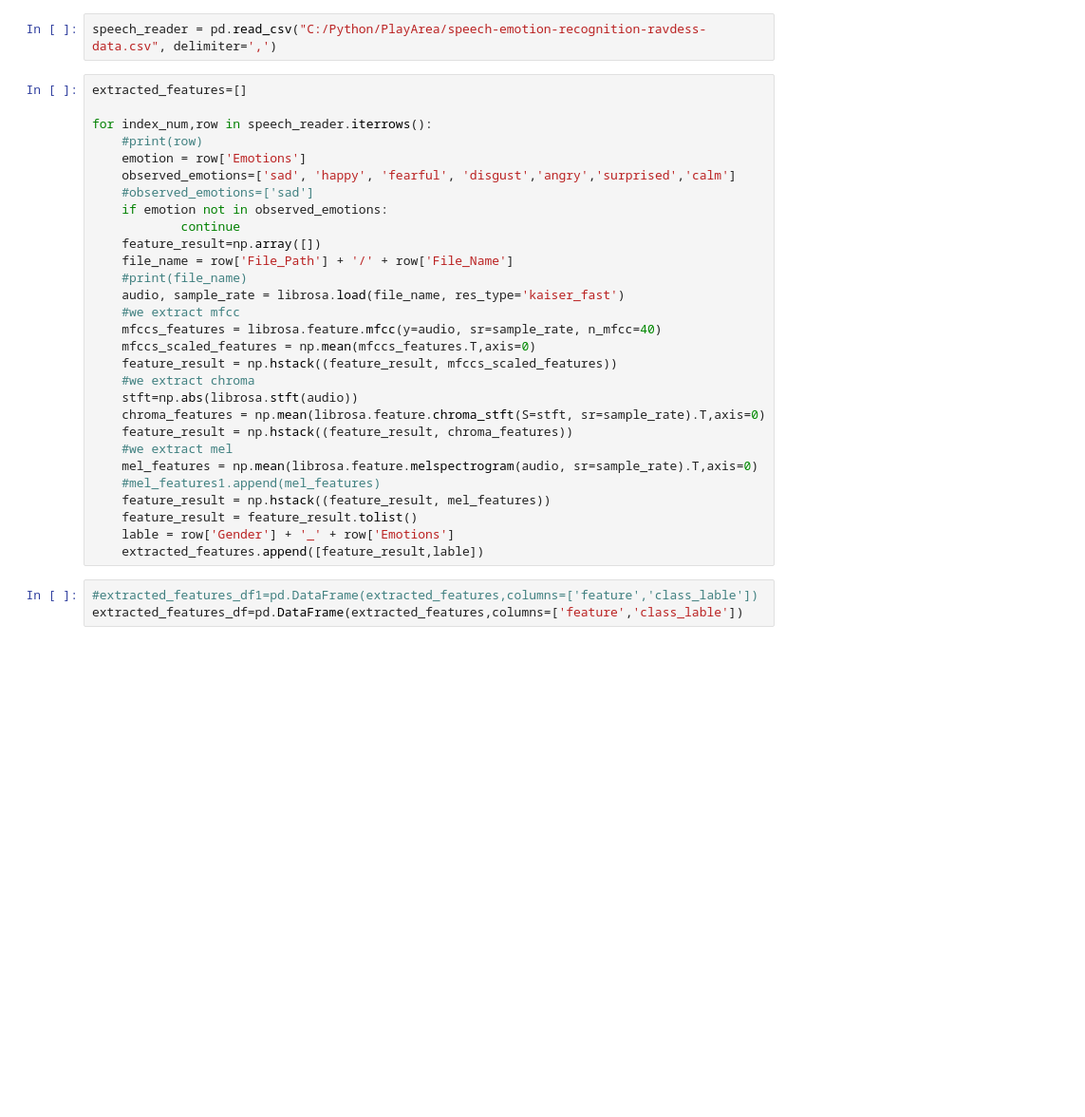
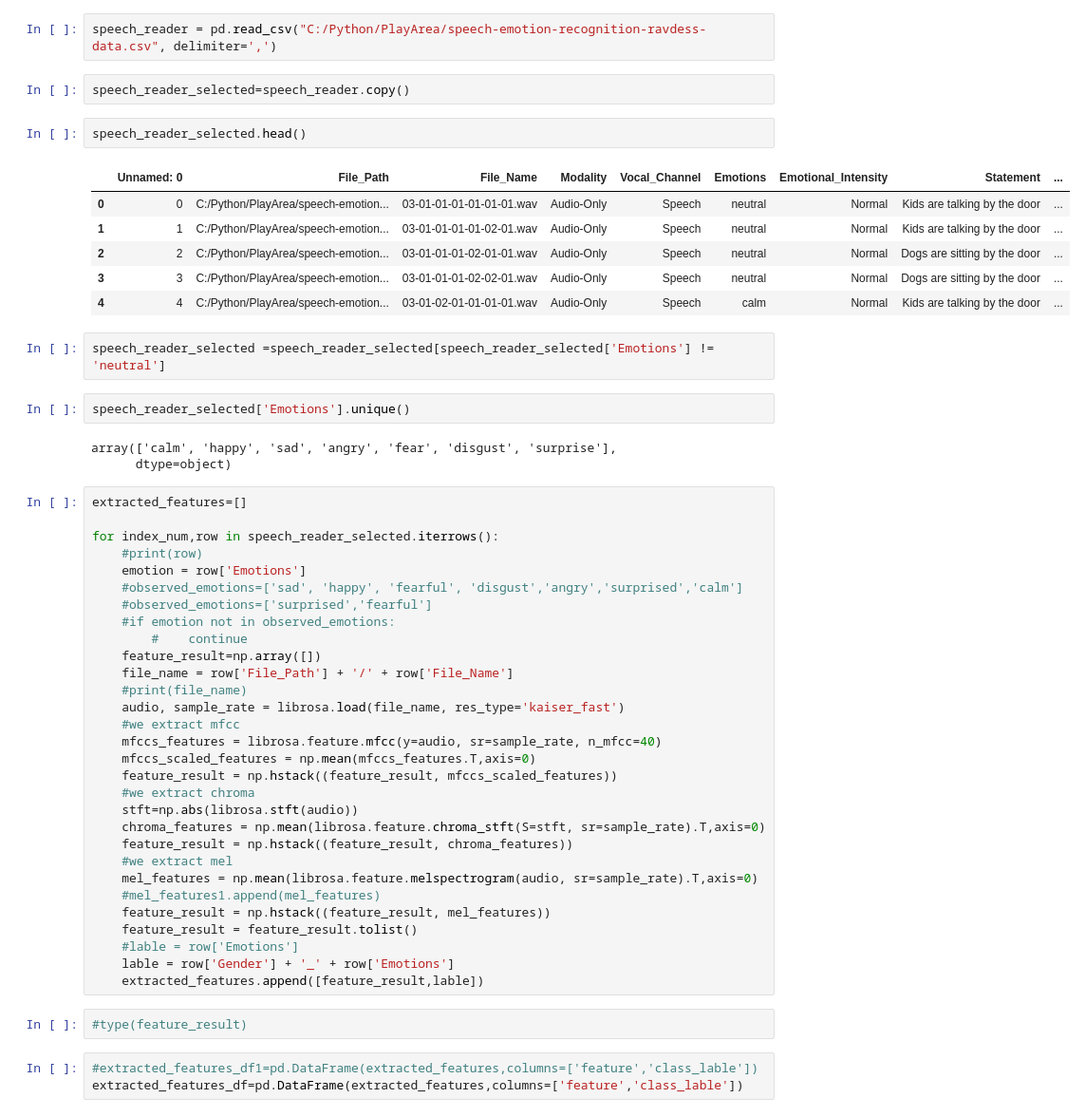
Before and after one commit to JasminJoy1/pds, a Jupyter notebook: Feature_Extraction.ipynb, the cells around one changed output. Shown: that part at 95% size. Drawn from its saved outputs; the diff is of its cells as text; blank space fills up the shorter version.

```diff
--- a/Feature_Extraction.ipynb
+++ b/Feature_Extraction.ipynb
@@ -12,16 +12,34 @@ import warnings
 warnings.filterwarnings('ignore')
 # %%
 speech_reader = pd.read_csv("C:/Python/PlayArea/speech-emotion-recognition-ravdess-data.csv", delimiter=',')
+# %%
+speech_reader_selected=speech_reader.copy()
+# %%
+speech_reader_selected.head()
+# %% [output]
+|  | Unnamed: 0 | File_Path | File_Name | Modality | Vocal_Channel | Emotions | Emotional_Intensity | Statement | ... |
+| 0 | 0 | C:/Python/PlayArea/speech-emotion... | 03-01-01-01-01-01-01.wav | Audio-Only | Speech | neutral | Normal | Kids are talking by the door | ... |
+| 1 | 1 | C:/Python/PlayArea/speech-emotion... | 03-01-01-01-01-02-01.wav | Audio-Only | Speech | neutral | Normal | Kids are talking by the door | ... |
+| 2 | 2 | C:/Python/PlayArea/speech-emotion... | 03-01-01-01-02-01-01.wav | Audio-Only | Speech | neutral | Normal | Dogs are sitting by the door | ... |
+| 3 | 3 | C:/Python/PlayArea/speech-emotion... | 03-01-01-01-02-02-01.wav | Audio-Only | Speech | neutral | Normal | Dogs are sitting by the door | ... |
+| 4 | 4 | C:/Python/PlayArea/speech-emotion... | 03-01-02-01-01-01-01.wav | Audio-Only | Speech | calm | Normal | Kids are talking by the door | ... |
+# %%
+speech_reader_selected =speech_reader_selected[speech_reader_selected['Emotions'] != 'neutral']
+# %%
+speech_reader_selected['Emotions'].unique()
+# %% [output]
+array(['calm', 'happy', 'sad', 'angry', 'fear', 'disgust', 'surprise'],
+      dtype=object)
 # %%
 extracted_features=[]
 
-for index_num,row in speech_reader.iterrows():
+for index_num,row in speech_reader_selected.iterrows():
     #print(row)
     emotion = row['Emotions']
-    observed_emotions=['sad', 'happy', 'fearful', 'disgust','angry','surprised','calm']
-    #observed_emotions=['sad']
-    if emotion not in observed_emotions:
-            continue
+    #observed_emotions=['sad', 'happy', 'fearful', 'disgust','angry','surprised','calm']
+    #observed_emotions=['surprised','fearful']
+    #if emotion not in observed_emotions:
+        #    continue
     feature_result=np.array([])
     file_name = row['File_Path'] + '/' + row['File_Name']
     #print(file_name)
@@ -39,8 +57,11 @@ for index_num,row in speech_reader.iterrows():
     #mel_features1.append(mel_features)
     feature_result = np.hstack((feature_result, mel_features))
     feature_result = feature_result.tolist()
+    #lable = row['Emotions']
     lable = row['Gender'] + '_' + row['Emotions']
     extracted_features.append([feature_result,lable])
+# %%
+#type(feature_result)
 # %%
 #extracted_features_df1=pd.DataFrame(extracted_features,columns=['feature','class_lable'])
 extracted_features_df=pd.DataFrame(extracted_features,columns=['feature','class_lable'])
```
Also changed, not shown: parts of 43 cells of this notebook.
